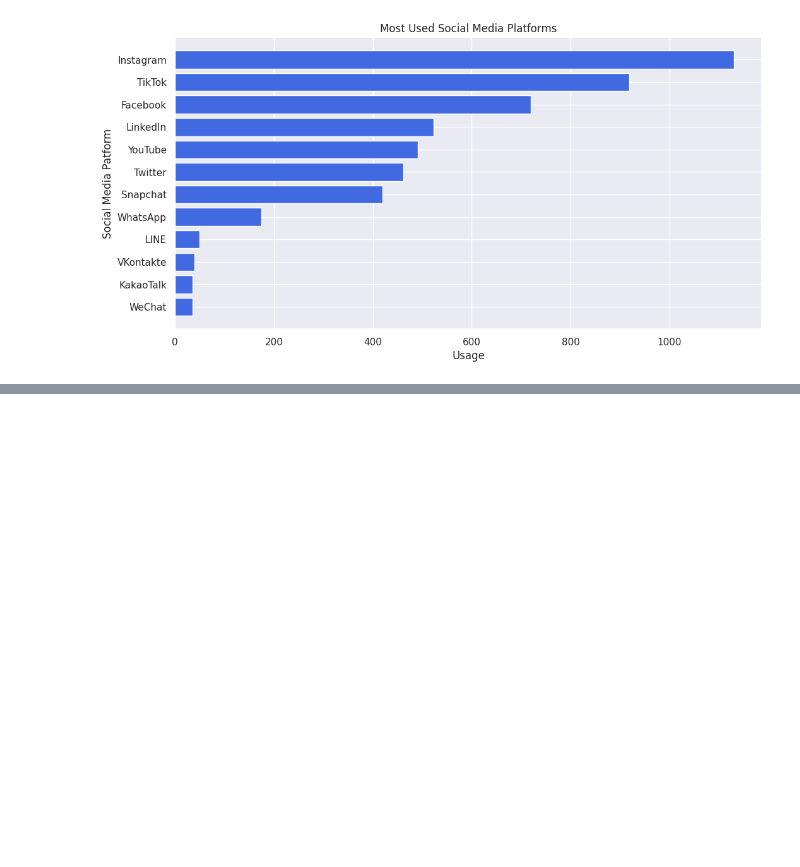
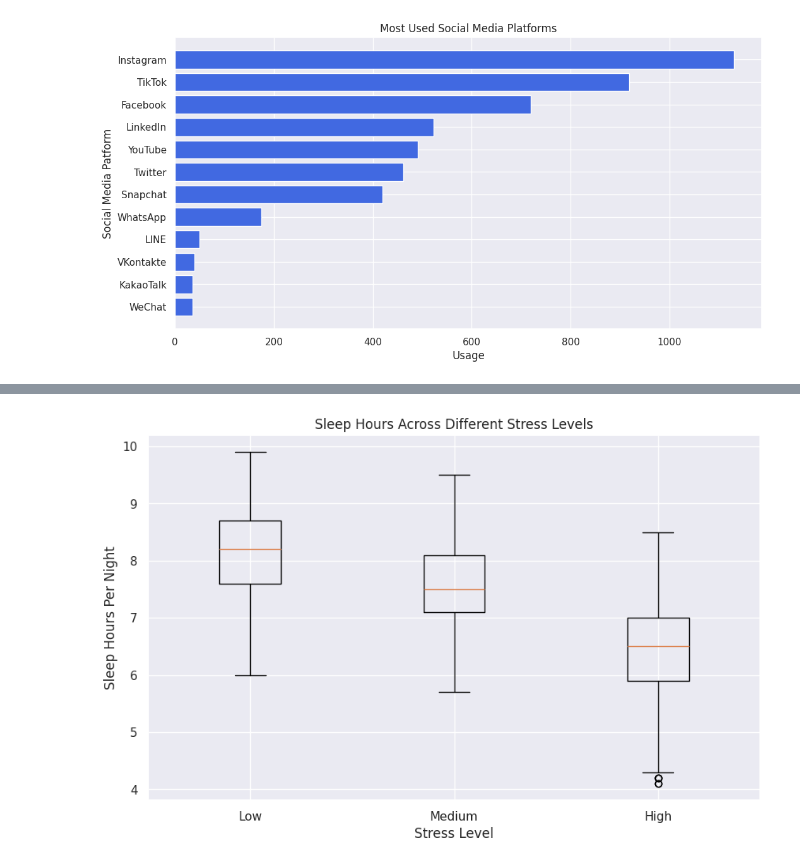
Before and after one commit to sudoAdarsh/Social-Media-Mental-Health-EDA, a Jupyter notebook: Social_Media_Mental_Health_EDA.ipynb, the cells around one changed output, grey strips where cells are left out. Cells and saved outputs as stored; diff of their text form; code cells hidden in the pictures; blank space fills up the shorter version.

```diff
--- a/Social_Media_Mental_Health_EDA.ipynb
+++ b/Social_Media_Mental_Health_EDA.ipynb
@@ -108,0 +144,29 @@ plt.show()
+# %%
+low_stress_sleep = df[df['Stress_Level'] == 'Low']['Sleep_Hours_Per_Night']
+med_stress_sleep = df[df['Stress_Level'] == 'Medium']['Sleep_Hours_Per_Night']
+high_stress_sleep = df[df['Stress_Level'] == 'High']['Sleep_Hours_Per_Night']
+
+data_to_plot = [low_stress_sleep, med_stress_sleep, high_stress_sleep]
+labels = ["Low", "Medium", "High"]
+
+fig, ax = plt.subplots(figsize=(10, 6))
+
+ax.boxplot(data_to_plot, labels=labels)
+
+"""
+The Median (The Line inside the Box): This is the exact middle value of the data (50th percentile).
+
+The Box (IQR): The box represents the middle 50% of your data. The bottom of the box is the 25th percentile, and the top is the 75th percentile.
+
+The Whiskers (The Tines): These extend out to show the minimum and maximum range of the rest of the data (excluding extreme anomalies).
+
+The Fliers/Outliers (Individual Dots): Any data points that sit way outside the normal range are plotted as individual dots past the whiskers.
+"""
+
+ax.set_title("Sleep Hours Across Different Stress Levels")
+ax.set_xlabel("Stress Level")
+ax.set_ylabel("Sleep Hours Per Night")
+
+plt.show()
+# %% [output]
+[figure, added]
```
Also changed, not shown: parts of 4 cells of this notebook.
